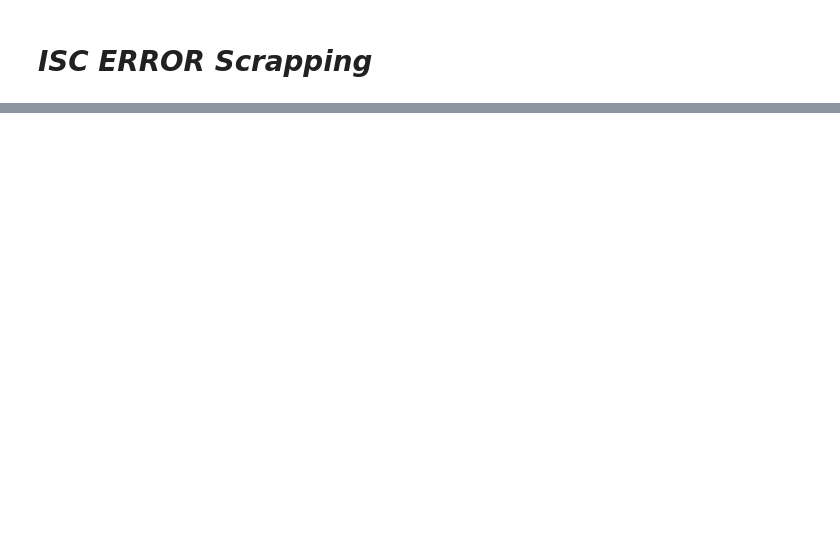
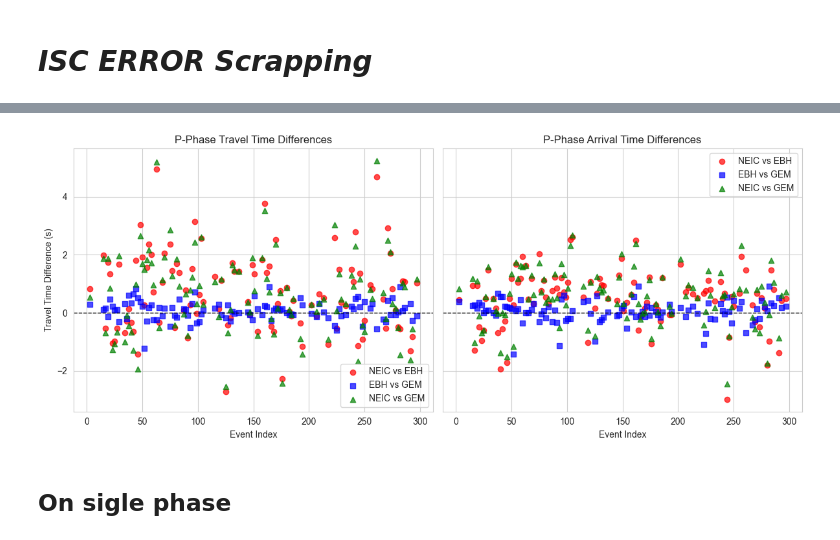
Before and after one commit to GEO-OCEAN-hydroacoustic/toolbox, a Jupyter notebook: src/utils/physics/predict_tel_time/Preprocessing_p_time.ipynb, the cells around one changed output, grey strips where cells are left out. Drawn from its saved outputs; the diff is of its cells as text; code cells hidden in the pictures; blank space fills up the shorter version.

```diff
--- a/src/utils/physics/predict_tel_time/Preprocessing_p_time.ipynb
+++ b/src/utils/physics/predict_tel_time/Preprocessing_p_time.ipynb
@@ -499,0 +838,39 @@ Results saved to seismic_uncertainty_results.csv
+# %%
+import matplotlib.pyplot as plt
+import seaborn as sns
+
+# Set figure style
+sns.set_style("whitegrid")
+
+# Filter data for P-phase
+p_phase_merged = merged[merged['phase'] == 'P']
+
+# Create subplots (1 row, 2 columns)
+fig, axes = plt.subplots(1, 2, figsize=(12, 5), sharex=True, sharey=True)
+
+### Travel Time Differences (Left)
+axes[0].scatter(p_phase_merged.index, p_phase_merged['travel_time_diff_neic_gem'], marker='o', color='r', alpha=0.7, label='NEIC vs EBH')
+axes[0].scatter(p_phase_merged.index, p_phase_merged['travel_time_diff_ebh_gem'], marker='s', color='b', alpha=0.7, label='EBH vs GEM')
+axes[0].scatter(p_phase_merged.index, p_phase_merged['travel_time_diff_neic_ebh'], marker='^', color='g', alpha=0.7, label='NEIC vs GEM')
+axes[0].axhline(0, color='black', linestyle='--', linewidth=1)
+axes[0].set_title("P-Phase Travel Time Differences")
+axes[0].set_xlabel("Event Index")
+axes[0].set_ylabel("Travel Time Difference (s)")
+axes[0].legend()
+
+### Arrival Time Differences (Right)
+axes[1].scatter(p_phase_merged.index, p_phase_merged['arrival_time_diff_neic_ebh'], marker='o', color='r', alpha=0.7, label='NEIC vs EBH')
+axes[1].scatter(p_phase_merged.index, p_phase_merged['arrival_time_diff_ebh_gem'], marker='s', color='b', alpha=0.7, label='EBH vs GEM')
+axes[1].scatter(p_phase_merged.index, p_phase_merged['arrival_time_diff_neic_gem'], marker='^', color='g', alpha=0.7, label='NEIC vs GEM')
+axes[1].axhline(0, color='black', linestyle='--', linewidth=1)
+axes[1].set_title("P-Phase Arrival Time Differences")
+axes[1].set_xlabel("Event Index")
+axes[1].legend()
+
+# Adjust layout and show plot
+plt.tight_layout()
+plt.show()
+# %% [output]
+[figure, added]
+# %% [markdown]
+## On sigle phase
```
Also changed, not shown: parts of 33 cells of this notebook, 15 other files.
